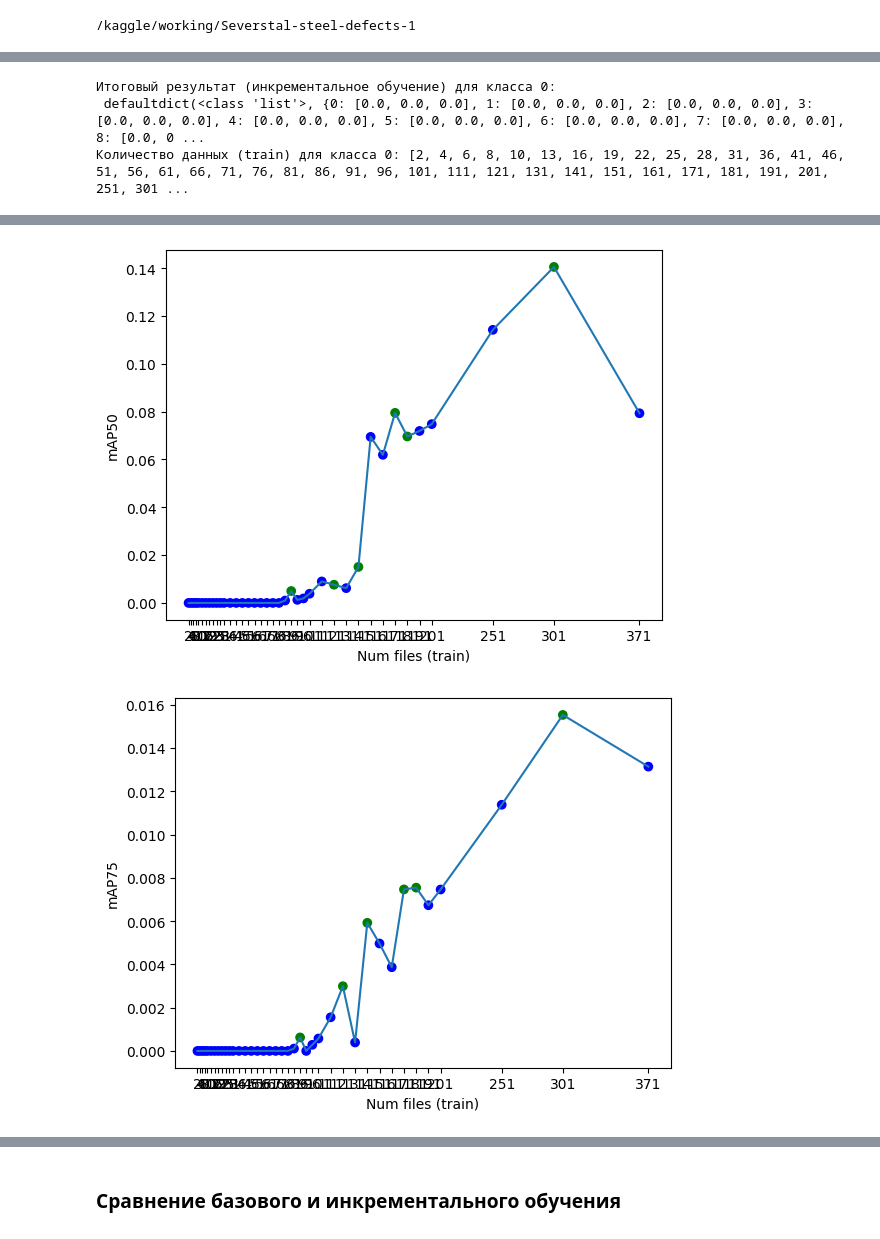
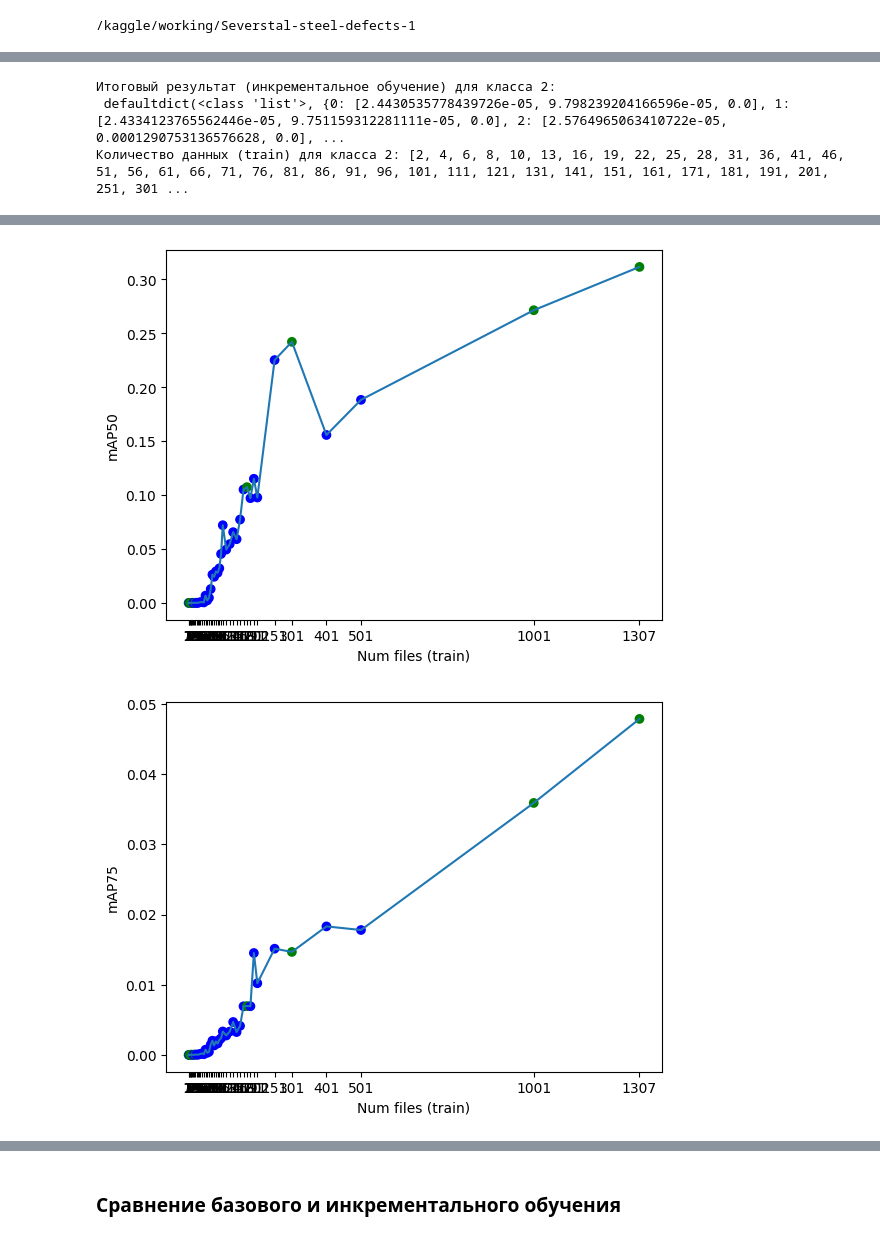
Before and after one commit to CTLab-ITMO/PTS-SP, a Jupyter notebook: yolov8.ipynb, the cells around one changed output, grey strips where cells are left out. Drawn from its saved outputs; the diff is of its cells as text; code cells hidden in the pictures.

```diff
--- a/yolov8.ipynb
+++ b/yolov8.ipynb
@@ -767,6 +767,6 @@ exp_inc = YoloModel(PATH_TO_MODEL, PATH_TO_YAML, TRAIN_PERC, TEST_PERC, VAL_PERC
 # exp_inc.increm_learning(KEEP_PERC, ITERS, PIECE_PERC, FIB_FLAG, PREV_NUM, THRESHOLD)
 # exp_inc.plot_ram_usage()
 
-exp_inc.increm_learning_one_class('0', KEEP_PERC, ITERS, PIECE_PERC, FIB_FLAG, PREV_NUM, THRESHOLD)
+exp_inc.increm_learning_one_class('2', KEEP_PERC, ITERS, PIECE_PERC, FIB_FLAG, PREV_NUM, THRESHOLD)
 exp_inc.plot_ram_usage()
 # %% [output]
@@ -807,3 +807,3 @@ Overriding model.yaml nc=80 with nc=4
-Итоговый результат (инкрементальное обучение) для класса 0:
- defaultdict(<class 'list'>, {0: [0.0, 0.0, 0.0], 1: [0.0, 0.0, 0.0], 2: [0.0, 0.0, 0.0], 3: [0.0, 0.0, 0.0], 4: [0.0, 0.0, 0.0], 5: [0.0, 0.0, 0.0], 6: [0.0, 0.0, 0.0], 7: [0.0, 0.0, 0.0], 8: [0.0, 0 ...
-Количество данных (train) для класса 0: [2, 4, 6, 8, 10, 13, 16, 19, 22, 25, 28, 31, 36, 41, 46, 51, 56, 61, 66, 71, 76, 81, 86, 91, 96, 101, 111, 121, 131, 141, 151, 161, 171, 181, 191, 201, 251, 301 ...
+Итоговый результат (инкрементальное обучение) для класса 2:
+ defaultdict(<class 'list'>, {0: [2.4430535778439726e-05, 9.798239204166596e-05, 0.0], 1: [2.4334123765562446e-05, 9.751159312281111e-05, 0.0], 2: [2.5764965063410722e-05, 0.0001290753136576628, 0.0], ...
+Количество данных (train) для класса 2: [2, 4, 6, 8, 10, 13, 16, 19, 22, 25, 28, 31, 36, 41, 46, 51, 56, 61, 66, 71, 76, 81, 86, 91, 96, 101, 111, 121, 131, 141, 151, 161, 171, 181, 191, 201, 251, 301 ...
@@ -811,2 +811,2 @@ Overriding model.yaml nc=80 with nc=4
-[figure, old version]
+[figure, new version]
-[figure, old version]
+[figure, new version]
```
Also changed, not shown: parts of 2 cells of this notebook.
